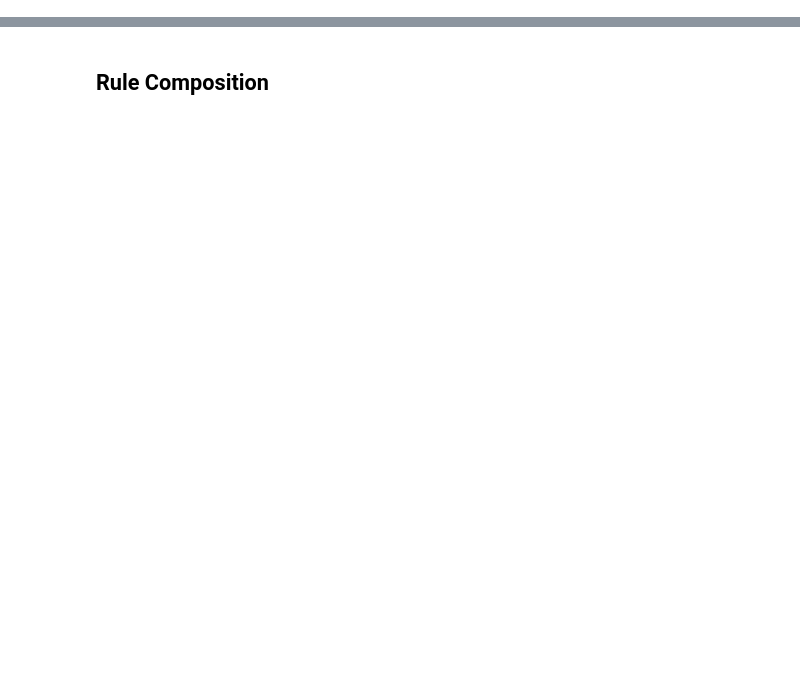
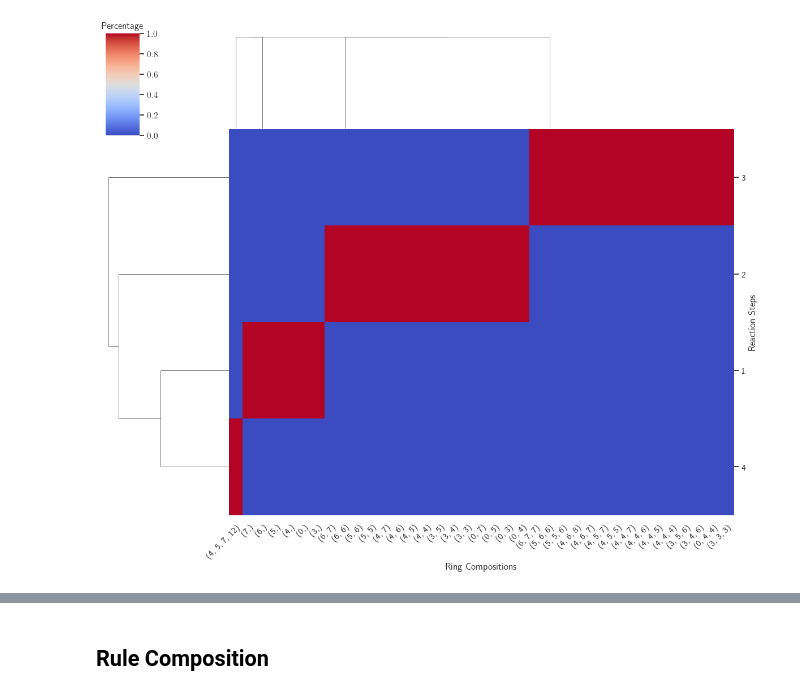
Before and after one commit to TieuLongPhan/SynTemp, a Jupyter notebook: Docs/Analysis/_templates_analysis.ipynb, the cells around one changed output, grey strips where cells are left out. Cells and saved outputs as stored; diff of their text form; code cells hidden in the pictures; blank space fills up the shorter version.

```diff
--- a/Docs/Analysis/_templates_analysis.ipynb
+++ b/Docs/Analysis/_templates_analysis.ipynb
@@ -10,2 +110,46 @@ temp_0 = templates[0]
+# %%
+import pandas as pd
+import seaborn as sns
+import matplotlib.pyplot as plt
+from sklearn.preprocessing import LabelEncoder
+
+# Assuming 'temp_0' is your initial DataFrame
+df = pd.DataFrame(temp_0)
+df['Percentage'] = 1  # Assuming this setup for simplification
+
+# Convert 'Rings' to a tuple if it's a list of integers (no need to encode these)
+df['Rings'] = df['Rings'].apply(lambda x: tuple(x))
+
+# Aggregate data based on 'Reaction Step' and 'Rings' while summing up 'Percentage'
+aggregated_data = df.groupby(['Reaction Step', 'Rings']).agg({
+    'Percentage': 'sum'
+}).reset_index()
+
+# Pivot data for heatmap
+# Using 'Rings' as columns and 'Reaction Step' as the index
+heatmap_data = aggregated_data.pivot_table(
+    index='Reaction Step',
+    columns='Rings',
+    values='Percentage',
+    fill_value=0  # Fill missing values with 0
+)
+
+# Customize the clustermap
+g = sns.clustermap(heatmap_data, cmap='coolwarm', standard_scale=1, figsize=(12, 10),
+                   row_cluster=True, col_cluster=True)  # Enable clustering to show natural groupings
+plt.setp(g.ax_heatmap.get_xticklabels(), rotation=45, ha="right", rotation_mode="anchor")  # Improve x labels readability
+plt.setp(g.ax_heatmap.get_yticklabels(), rotation=0)  # Improve y labels readability
+
+# Enhance with detailed labels and titles
+plt.title('Hierarchical Clustering by Reaction Steps and Rings Composition', pad=90)
+g.ax_heatmap.set_xlabel('Ring Compositions')
+g.ax_heatmap.set_ylabel('Reaction Steps')
+
+# Add colorbar label
+g.cax.set_title('Percentage')
+
+plt.show()
+# %% [output]
+[figure, added]
 # %%
 temp_0[0]
```
Also changed, not shown: parts of 48 cells of this notebook, 14 other files.
